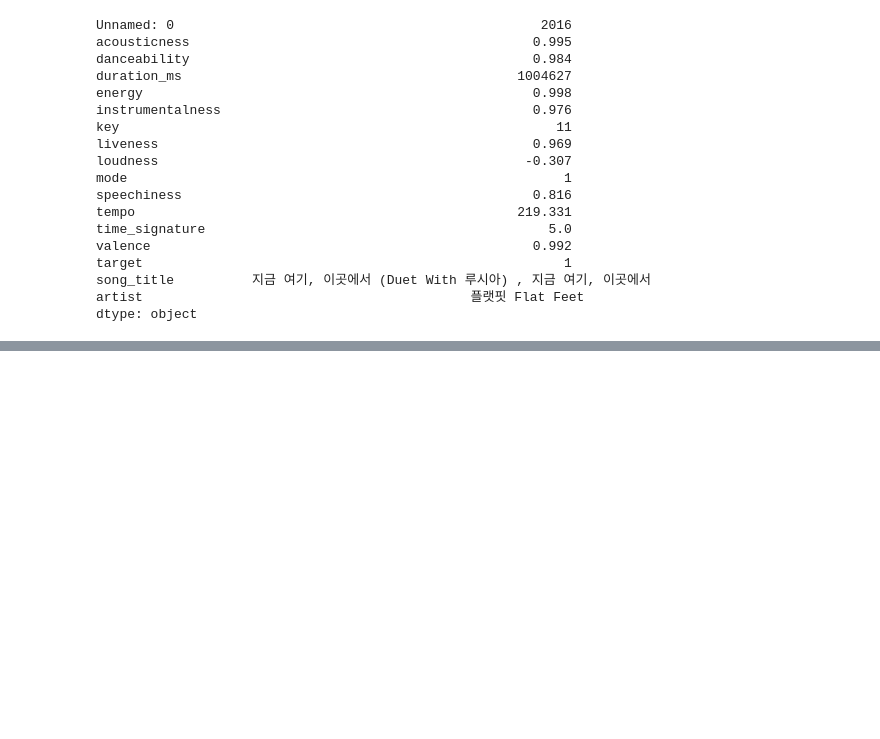
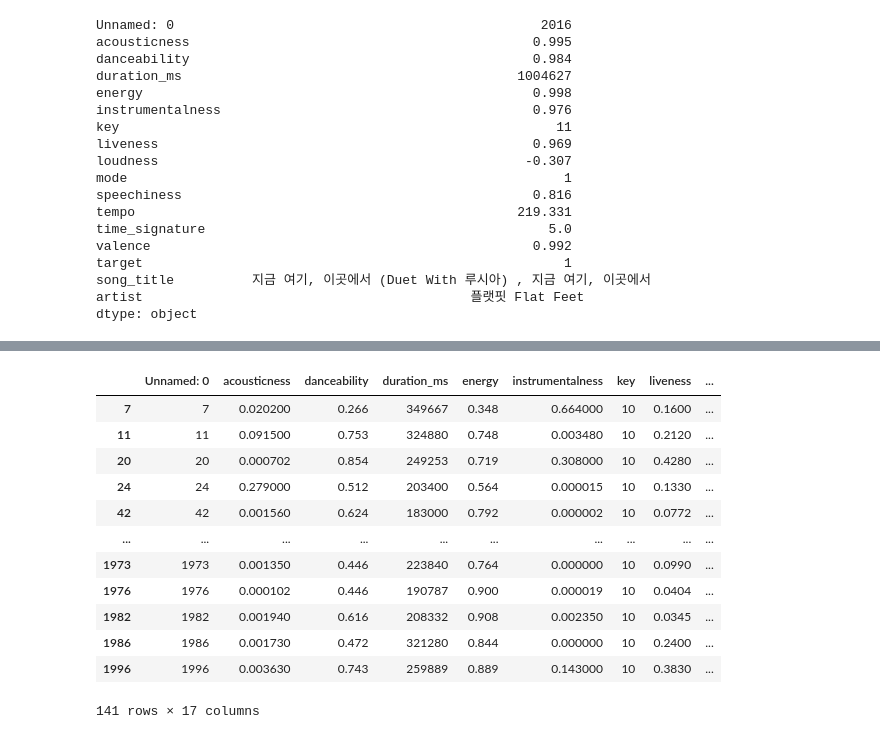
Before and after one commit to YasmymRodrigues/Pandas, a Jupyter notebook: pandas_review.ipynb, the cells around one changed output, grey strips where cells are left out. Saved outputs shown, nothing was run; the diff lists cells and outputs as text; code cells hidden in the pictures; blank space fills up the shorter version.

```diff
--- a/pandas_review.ipynb
+++ b/pandas_review.ipynb
@@ -124,0 +165,16 @@ df.describe()
+# %%
+df.loc[df['key'] == 10]
+# %% [output]
+|  | Unnamed: 0 | acousticness | danceability | duration_ms | energy | instrumentalness | key | liveness | ... |
+| 7 | 7 | 0.020200 | 0.266 | 349667 | 0.348 | 0.664000 | 10 | 0.1600 | ... |
+| 11 | 11 | 0.091500 | 0.753 | 324880 | 0.748 | 0.003480 | 10 | 0.2120 | ... |
+| 20 | 20 | 0.000702 | 0.854 | 249253 | 0.719 | 0.308000 | 10 | 0.4280 | ... |
+| 24 | 24 | 0.279000 | 0.512 | 203400 | 0.564 | 0.000015 | 10 | 0.1330 | ... |
+| 42 | 42 | 0.001560 | 0.624 | 183000 | 0.792 | 0.000002 | 10 | 0.0772 | ... |
+| ... | ... | ... | ... | ... | ... | ... | ... | ... | ... |
+| 1973 | 1973 | 0.001350 | 0.446 | 223840 | 0.764 | 0.000000 | 10 | 0.0990 | ... |
+| 1976 | 1976 | 0.000102 | 0.446 | 190787 | 0.900 | 0.000019 | 10 | 0.0404 | ... |
+| 1982 | 1982 | 0.001940 | 0.616 | 208332 | 0.908 | 0.002350 | 10 | 0.0345 | ... |
+| 1986 | 1986 | 0.001730 | 0.472 | 321280 | 0.844 | 0.000000 | 10 | 0.2400 | ... |
+| 1996 | 1996 | 0.003630 | 0.743 | 259889 | 0.889 | 0.143000 | 10 | 0.3830 | ... |
+141 rows × 17 columns
```
Also changed, not shown: parts of 3 cells of this notebook.
